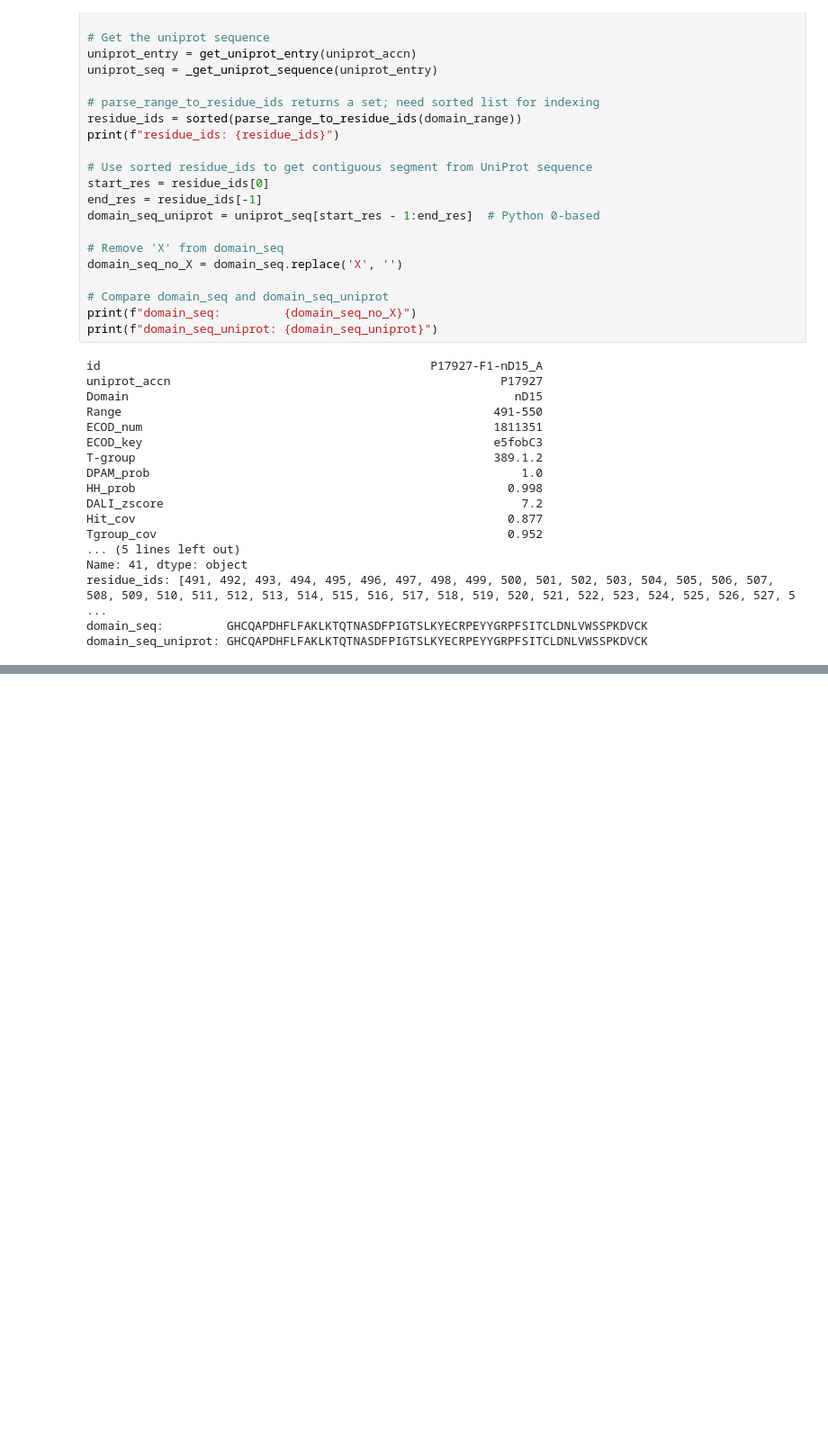
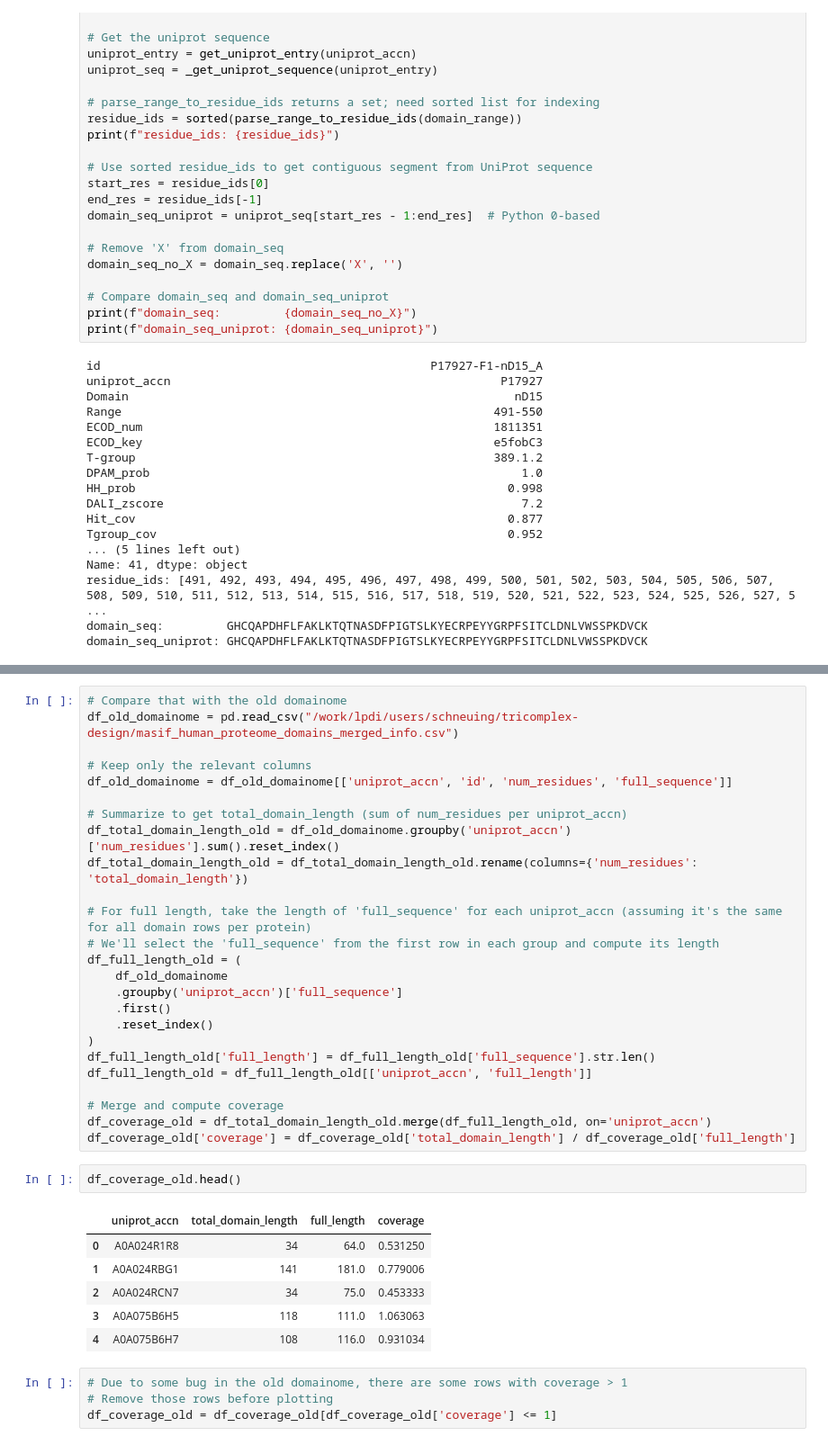
Before and after one commit to meng-yx/DPAM, a Jupyter notebook: notebooks/domains_to_pdb.ipynb, the cells around one changed output, grey strips where cells are left out. Shown at 90% size. Drawn from its saved outputs; the diff is of its cells as text; blank space fills up the shorter version.

```diff
--- a/notebooks/domains_to_pdb.ipynb
+++ b/notebooks/domains_to_pdb.ipynb
@@ -688,0 +844,38 @@ domain_seq_uniprot: GHCQAPDHFLFAKLKTQTNASDFPIGTSLKYECRPEYYGRPFSITCLDNLVWSSPKDVCK
+# %%
+# Compare that with the old domainome
+df_old_domainome = pd.read_csv("/work/lpdi/users/schneuing/tricomplex-design/masif_human_proteome_domains_merged_info.csv")
+
+# Keep only the relevant columns
+df_old_domainome = df_old_domainome[['uniprot_accn', 'id', 'num_residues', 'full_sequence']]
+
+# Summarize to get total_domain_length (sum of num_residues per uniprot_accn)
+df_total_domain_length_old = df_old_domainome.groupby('uniprot_accn')['num_residues'].sum().reset_index()
+df_total_domain_length_old = df_total_domain_length_old.rename(columns={'num_residues': 'total_domain_length'})
+
+# For full length, take the length of 'full_sequence' for each uniprot_accn (assuming it's the same for all domain rows per protein)
+# We'll select the 'full_sequence' from the first row in each group and compute its length
+df_full_length_old = (
+    df_old_domainome
+    .groupby('uniprot_accn')['full_sequence']
+    .first()
+    .reset_index()
+)
+df_full_length_old['full_length'] = df_full_length_old['full_sequence'].str.len()
+df_full_length_old = df_full_length_old[['uniprot_accn', 'full_length']]
+
+# Merge and compute coverage
+df_coverage_old = df_total_domain_length_old.merge(df_full_length_old, on='uniprot_accn')
+df_coverage_old['coverage'] = df_coverage_old['total_domain_length'] / df_coverage_old['full_length']
+# %%
+df_coverage_old.head()
+# %% [output]
+|  | uniprot_accn | total_domain_length | full_length | coverage |
+| 0 | A0A024R1R8 | 34 | 64.0 | 0.531250 |
+| 1 | A0A024RBG1 | 141 | 181.0 | 0.779006 |
+| 2 | A0A024RCN7 | 34 | 75.0 | 0.453333 |
+| 3 | A0A075B6H5 | 118 | 111.0 | 1.063063 |
+| 4 | A0A075B6H7 | 108 | 116.0 | 0.931034 |
+# %%
+# Due to some bug in the old domainome, there are some rows with coverage > 1
+# Remove those rows before plotting
+df_coverage_old = df_coverage_old[df_coverage_old['coverage'] <= 1]
```
Also changed, not shown: parts of 11 cells of this notebook.
